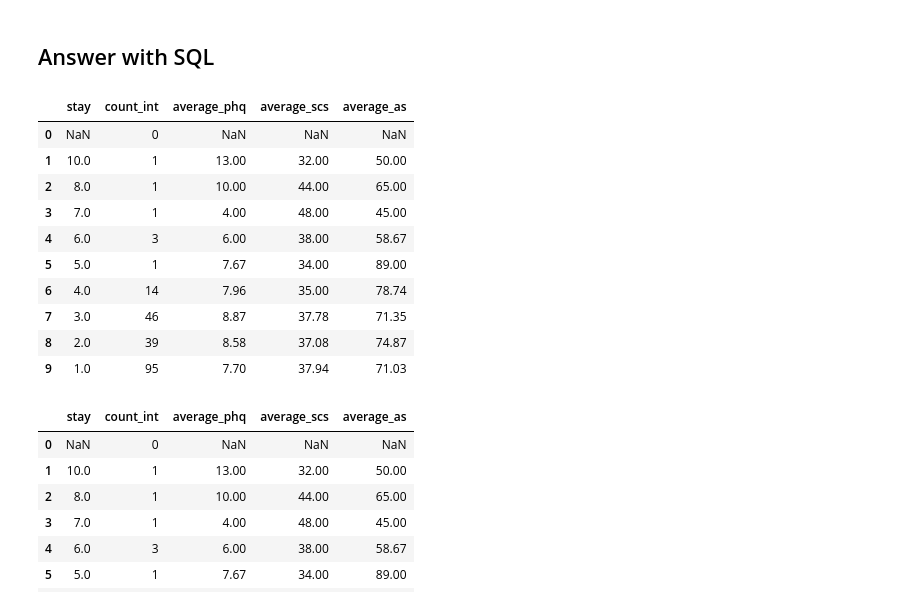
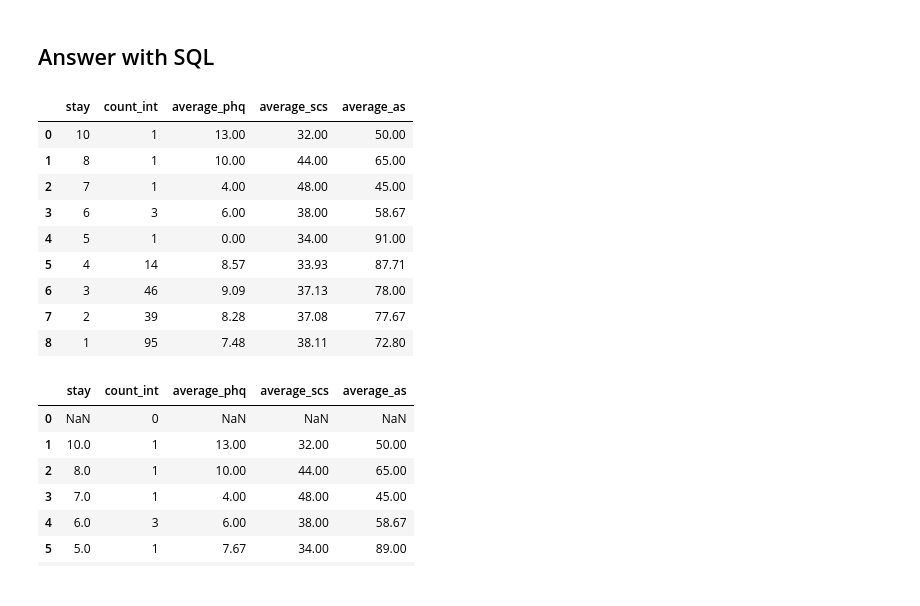
Before and after one commit to Ivan-Developer-ict/student-mental-health-analytics, a Jupyter notebook: workspace/notebook.ipynb, the cells around one changed output. Drawn from its saved outputs; the diff is of its cells as text; code cells hidden in the pictures.

```diff
--- a/workspace/notebook.ipynb
+++ b/workspace/notebook.ipynb
@@ -51,32 +51,32 @@ FROM students;
 # %%
 -- This query analyzes how the length of stay (in years) of students relates to the results of various psychological tests.
 -- For each value of ‘stay’ (years of stay), the following is calculated:
 --   1. The number of international students (‘Inter’) in that group.
 --   2. The average depression score (todep, e.g., PHQ-9).
 --   3. The average self-compassion score (tosc, e.g., SCS).
 --   4. The average social anxiety score (toas, e.g., AS).
 -- This allows us to observe whether the length of stay influences the students’ psychological outcomes.
 SELECT
     students.stay,
     COUNT(CASE WHEN students.inter_dom = 'Inter' THEN 1 END) AS count_int,
     ROUND(AVG(students.todep),2) AS average_phq,
     ROUND(AVG(students.tosc),2) AS average_scs,
     ROUND(AVG(students.toas),2) AS average_as
 FROM public.students
+WHERE inter_dom = 'Inter' AND stay IS NOT NULL
 GROUP BY students.stay
 ORDER BY students.stay DESC;
 # %% [output]
 |  | stay | count_int | average_phq | average_scs | average_as |
-| 0 | NaN | 0 | NaN | NaN | NaN |
-| 1 | 10.0 | 1 | 13.00 | 32.00 | 50.00 |
-| 2 | 8.0 | 1 | 10.00 | 44.00 | 65.00 |
-| 3 | 7.0 | 1 | 4.00 | 48.00 | 45.00 |
-| 4 | 6.0 | 3 | 6.00 | 38.00 | 58.67 |
-| 5 | 5.0 | 1 | 7.67 | 34.00 | 89.00 |
-| 6 | 4.0 | 14 | 7.96 | 35.00 | 78.74 |
-| 7 | 3.0 | 46 | 8.87 | 37.78 | 71.35 |
-| 8 | 2.0 | 39 | 8.58 | 37.08 | 74.87 |
-| 9 | 1.0 | 95 | 7.70 | 37.94 | 71.03 |
+| 0 | 10 | 1 | 13.00 | 32.00 | 50.00 |
+| 1 | 8 | 1 | 10.00 | 44.00 | 65.00 |
+| 2 | 7 | 1 | 4.00 | 48.00 | 45.00 |
+| 3 | 6 | 3 | 6.00 | 38.00 | 58.67 |
+| 4 | 5 | 1 | 0.00 | 34.00 | 91.00 |
+| 5 | 4 | 14 | 8.57 | 33.93 | 87.71 |
+| 6 | 3 | 46 | 9.09 | 37.13 | 78.00 |
+| 7 | 2 | 39 | 8.28 | 37.08 | 77.67 |
+| 8 | 1 | 95 | 7.48 | 38.11 | 72.80 |
 # %%
 # %% [output]
 |  | stay | count_int | average_phq | average_scs | average_as |
```
